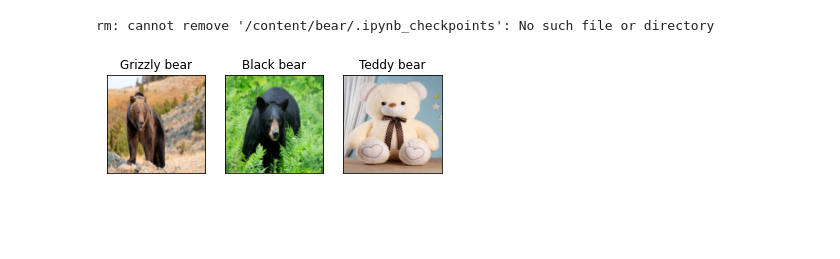
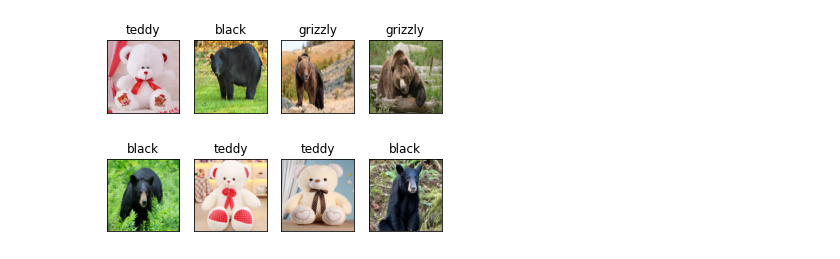
Before and after one commit to bipinKrishnan/fastai_course, a Jupyter notebook: bear_classifier.ipynb, the cells around one changed output. Saved outputs shown, nothing was run; the diff lists cells and outputs as text; code cells hidden in the pictures; blank space fills up the shorter version.

Commit message:
improved the code flexibility by allowing to add any number of classes without changing the existing code

```diff
--- a/bear_classifier.ipynb
+++ b/bear_classifier.ipynb
@@ -13,20 +13,18 @@ import numpy as np
 from PIL import Image
 
 from tqdm.notebook import tqdm
+# %%
+path = '/content/bear/'
+transform = transforms.Compose([
+    transforms.Resize((128, 128)),
+    transforms.ToTensor()
+])
 # %%
 !rm -r $path/.ipynb_checkpoints
-# %% [output]
-rm: cannot remove '/content/bear/.ipynb_checkpoints': No such file or directory
-# %%
-path = '/content/bear'
-target = {0: "Black bear", 1: "Grizzly bear", 2: "Teddy bear"}
-transform = transforms.Compose([
-    transforms.Resize((128, 128)),
-    transforms.ToTensor()
-])
 # %%
 def load_dataset(path=path, bs=1, transform=transform, train=True):
   imgs = ImageFolder(root=path, transform=transform)
+  load_dataset.target = imgs.classes
 
   dataloader = DataLoader(imgs, bs, shuffle=train)
 
@@ -37,14 +35,17 @@ def show_batch(dataloader, rows, cols):
   for i, (img, label) in enumerate(dataloader):
     plt.subplot(rows, cols, i+1)
     plt.imshow(np.transpose(img[0].numpy(), (1, 2, 0)))
-    plt.title(target[label[0].item()])
+    plt.title(load_dataset.target[label[0].item()])
     plt.xticks([])
     plt.yticks([])
+
+    if i+1 >= (rows*cols):
+      break
 # %%
 trainloader = load_dataset()
-show_batch(trainloader, 1, 3)
+show_batch(trainloader, 2, 4)
 # %% [output]
-[figure, old version]
+[figure, new version]
 # %%
 model = models.resnet18(pretrained=True)
 # %%
```
Also changed, not shown: parts of 4 cells of this notebook.
